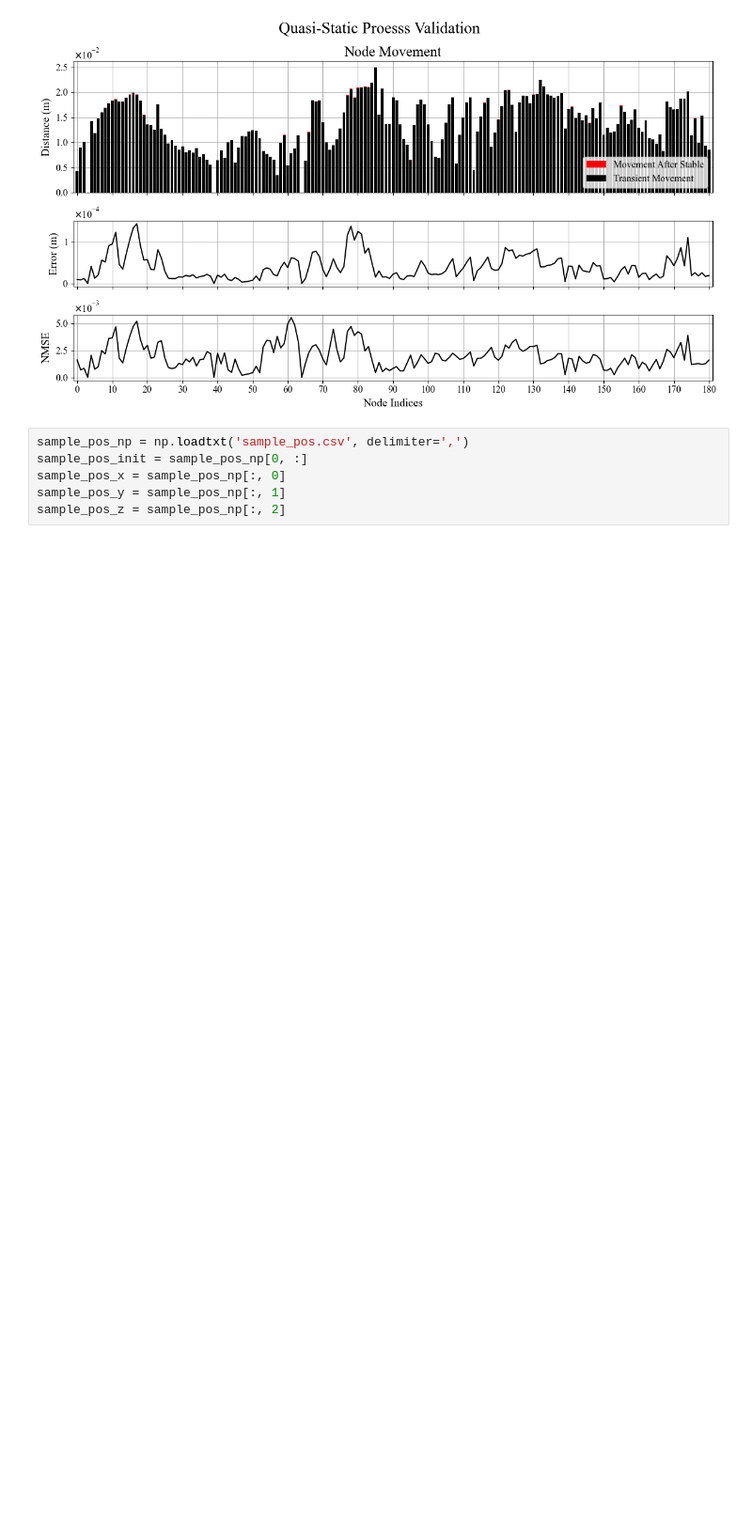
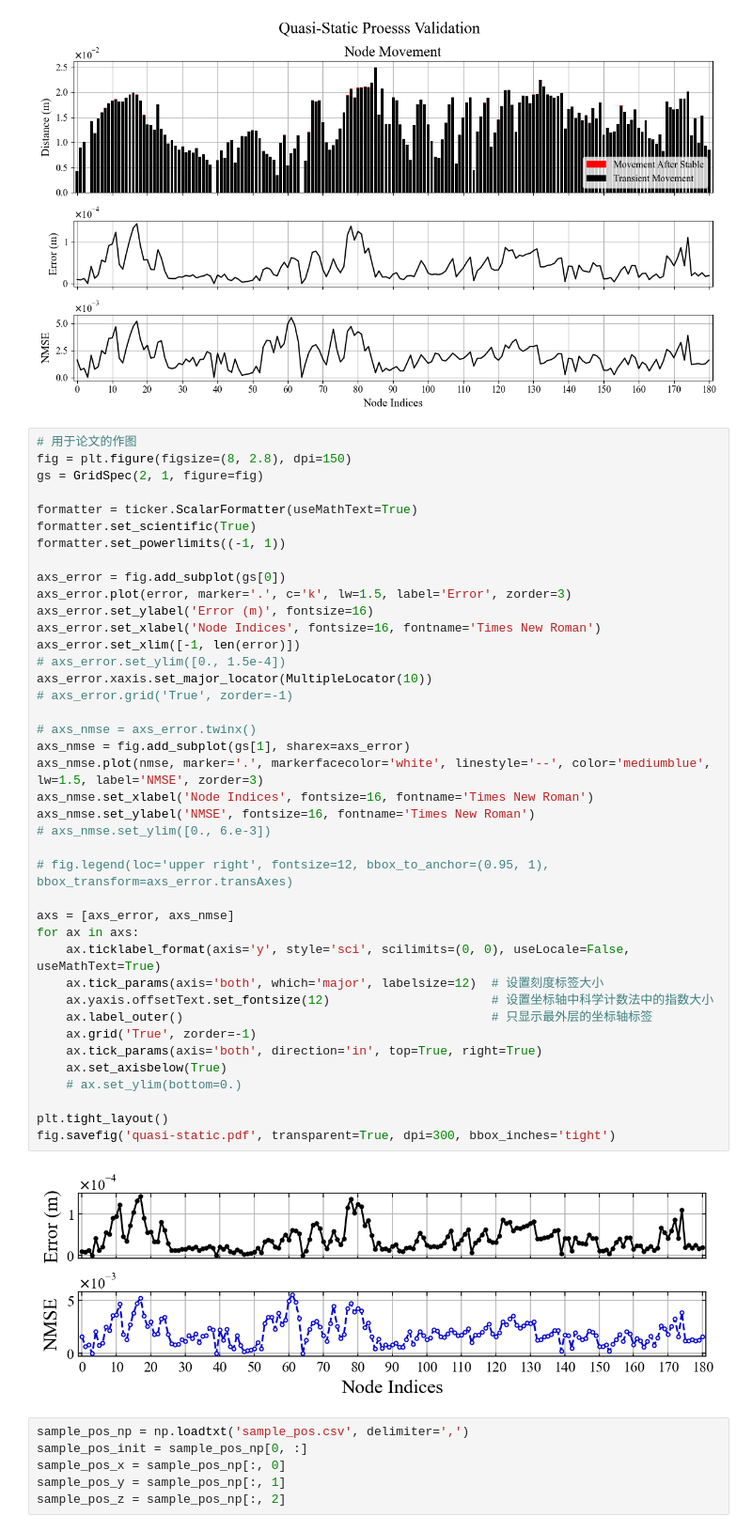
Before and after one commit to yang-si-hang/paper-2023, a Jupyter notebook: Test branch/SOFACode/20240623-PD Validation/PDResultVali.ipynb, the cells around one changed output. Shown: that part at 94% size. Drawn from its saved outputs; the diff is of its cells as text; blank space fills up the shorter version.

```diff
--- a/Test branch/SOFACode/20240623-PD Validation/PDResultVali.ipynb
+++ b/Test branch/SOFACode/20240623-PD Validation/PDResultVali.ipynb
@@ -101,6 +101,48 @@ plt.tight_layout()
 plt.show()
 # %% [output]
 [figure]
+# %%
+# 用于论文的作图
+fig = plt.figure(figsize=(8, 2.8), dpi=150)
+gs = GridSpec(2, 1, figure=fig)
+
+formatter = ticker.ScalarFormatter(useMathText=True)
+formatter.set_scientific(True)
+formatter.set_powerlimits((-1, 1))
+
+axs_error = fig.add_subplot(gs[0])
+axs_error.plot(error, marker='.', c='k', lw=1.5, label='Error', zorder=3)
+axs_error.set_ylabel('Error (m)', fontsize=16)
+axs_error.set_xlabel('Node Indices', fontsize=16, fontname='Times New Roman')
+axs_error.set_xlim([-1, len(error)])
+# axs_error.set_ylim([0., 1.5e-4])
+axs_error.xaxis.set_major_locator(MultipleLocator(10))
+# axs_error.grid('True', zorder=-1)
+
+# axs_nmse = axs_error.twinx()
+axs_nmse = fig.add_subplot(gs[1], sharex=axs_error)
+axs_nmse.plot(nmse, marker='.', markerfacecolor='white', linestyle='--', color='mediumblue', lw=1.5, label='NMSE', zorder=3)
+axs_nmse.set_xlabel('Node Indices', fontsize=16, fontname='Times New Roman')
+axs_nmse.set_ylabel('NMSE', fontsize=16, fontname='Times New Roman')
+# axs_nmse.set_ylim([0., 6.e-3])
+
+# fig.legend(loc='upper right', fontsize=12, bbox_to_anchor=(0.95, 1), bbox_transform=axs_error.transAxes)
+
+axs = [axs_error, axs_nmse]
+for ax in axs:
+    ax.ticklabel_format(axis='y', style='sci', scilimits=(0, 0), useLocale=False, useMathText=True)
+    ax.tick_params(axis='both', which='major', labelsize=12)  # 设置刻度标签大小
+    ax.yaxis.offsetText.set_fontsize(12)                      # 设置坐标轴中科学计数法中的指数大小
+    ax.label_outer()                                          # 只显示最外层的坐标轴标签
+    ax.grid('True', zorder=-1)
+    ax.tick_params(axis='both', direction='in', top=True, right=True)
+    ax.set_axisbelow(True)
+    # ax.set_ylim(bottom=0.)
+
+plt.tight_layout()
+fig.savefig('quasi-static.pdf', transparent=True, dpi=300, bbox_inches='tight')
+# %% [output]
+[figure, added]
 # %%
 sample_pos_np = np.loadtxt('sample_pos.csv', delimiter=',')
 sample_pos_init = sample_pos_np[0, :]
```
Also changed, not shown: parts of 2 cells of this notebook, 5 other files.
